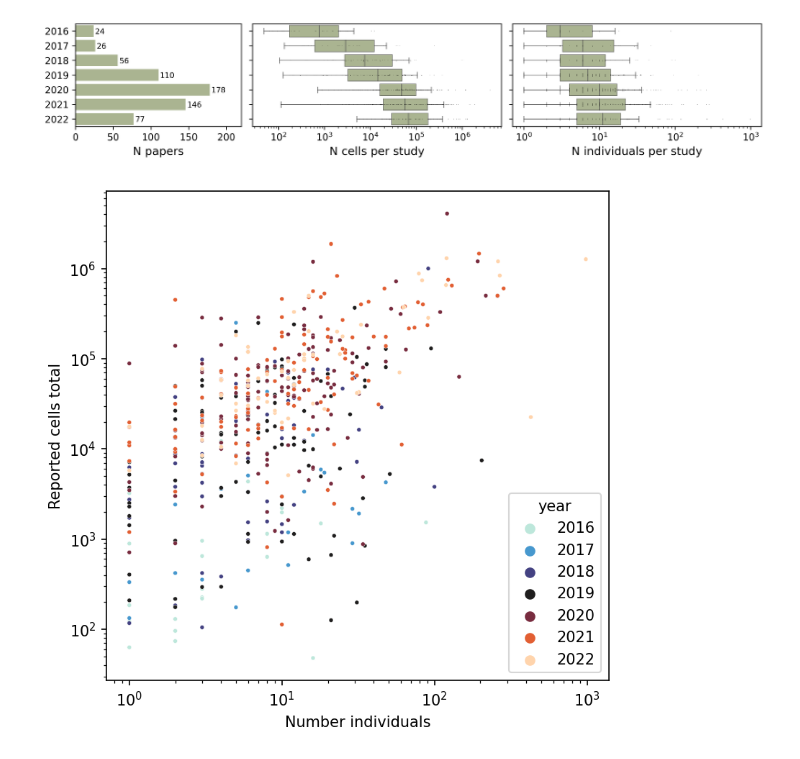
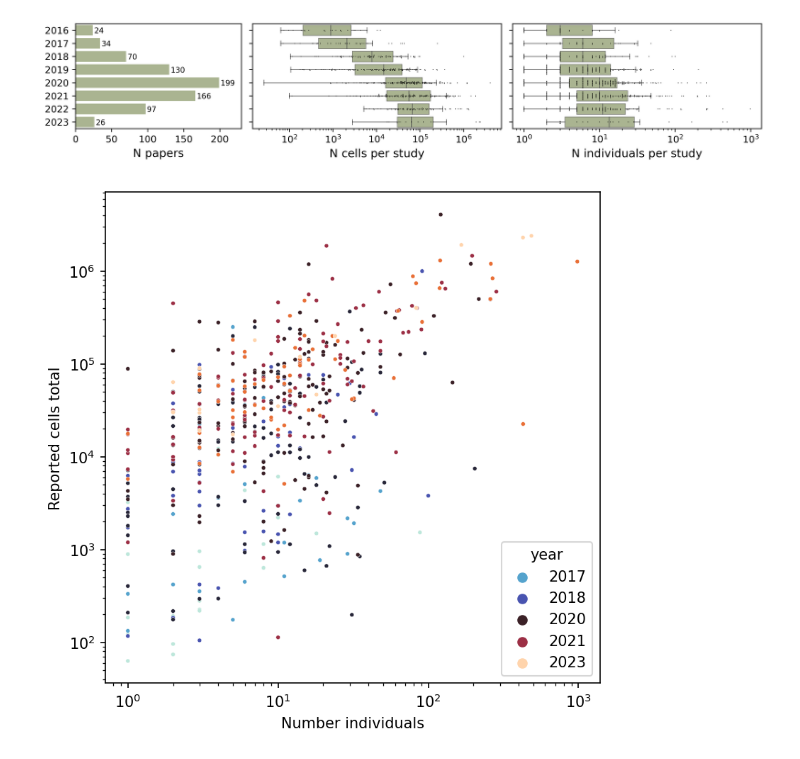
Before and after one commit to lueckenlab/single-cell-papers-trends, a Jupyter notebook: donors_per_study_plot/02_analysis.ipynb, the cells around one changed output. Drawn from its saved outputs; the diff is of its cells as text; code cells hidden in the pictures.

Commit message:
Update plot with 2023 information

```diff
--- a/donors_per_study_plot/02_analysis.ipynb
+++ b/donors_per_study_plot/02_analysis.ipynb
@@ -13,6 +21,6 @@ np.random.seed(SEED)
 # %%
 # Table also can be found here: https://docs.google.com/spreadsheets/d/1VOAnyBxzia71Gcv_MgTcDT4W06Wl2_4N/edit#gid=996240860
-DATA_PATH = "data/2023_02_21_Copy of Single cell studies database_final.csv"
+DATA_PATH = "data/2024_04_12_Single cell studies database.csv"
 # DATA_PATH = "http://www.nxn.se/single-cell-studies/data.tsv"
 # %%
 df = pd.read_csv(DATA_PATH, index_col=0)
@@ -36,8 +45,7 @@ is_included = (df["Tissue"] != "Culture") & \
               (df["Tissue"] != "Cullture") & \
               (df["Tissue"] != "Organoid") & \
               (df["Tissue"] != "Xenodraft") & \
-              (df["Organism"].str.contains("Human")) & \
-              (df["excluded"].isna())
+              (df["Organism"].str.contains("Human"))
 
 print("Before exclusion:", df.shape)
 df = df.loc[is_included, :]
@@ -127,13 +108,7 @@ def remove_comma_from_number(s):
 
     return s
 # %%
-accessibility_types = {
-    1.: "Easily accessible",
-    2.: "Accessible",
-    3.: "Minimally accessible"
-}
-
-dates = df["Publication date"].apply(get_date).values
+dates = df["Date"].astype(str).apply(get_date).values
 df["date"] = [f"{year}-{month}-{day}" for year, month, day in dates]
 
 df["year"] = [date[0] for date in dates]
@@ -150,9 +125,7 @@ df["Reported cells total"] = df["Reported cells total"].apply(remove_comma_from_
 df["Reported cells total"] = df["Reported cells total"].astype(float)
 df["cells_per_donor"] = df["Reported cells total"] / df["Number individuals"]
 
-df["tissue_accessibility"] = df["tissue_accessibility"].map(accessibility_types)
-
-df = df.loc[df["year"] < 2023]  # The data for 2023 is not complete yet
+df = df.loc[df["year"] < 2024]  # The data for 2023 is not complete yet
 # %% [output]
 A value is trying to be set on a copy of a slice from a DataFrame.
 Try using .loc[row_indexer,col_indexer] = value instead
@@ -637,11 +228,11 @@ boxplot_params = dict(
 swarmplot_params = dict(
     orient="h",
     color="black",
-    size=0.42,
+    size=0.8,
     legend=None
 )
 
-tissues_df = df.copy()
+tissues_df = df.copy().reset_index()
 tissues_df = tissues_df.loc[tissues_df["year"] > 2015]
 
 fig, axes = plt.subplots(figsize=(13, 2), dpi=300, ncols=3, sharey=True,
@@ -692,42 +283,42 @@ sns.boxplot(
     **boxplot_params
 )
 
 # Plot points as circles over boxplots (where boxes are plotted)
 sns.swarmplot(
     data=tissues_df,
     y="year",
     x="Reported cells total",
     ax=axes[N_CELLS_IDX],
     **swarmplot_params
 )
 
 axes[N_PAPERS_IDX].set_xlabel("N papers", size=12)
 axes[N_INDS_IDX].set_xlabel("N individuals per study", size=12)
 axes[N_CELLS_IDX].set_xlabel("N cells per study", size=12)
 
 # axes[N_PAPERS_IDX].set_xlabel("Year", size=20)
 axes[N_CELLS_IDX].set_ylabel("")
 axes[N_INDS_IDX].set_ylabel("")
 axes[N_PAPERS_IDX].set_ylabel("")
 
 # axes[N_INDS_IDX].set_xlim(0, n_inds_plot_lim)
 axes[N_INDS_IDX].set_xscale("log")
-axes[N_PAPERS_IDX].set_xlim(0, 220)
+axes[N_PAPERS_IDX].set_xlim(0, 230)
 axes[N_PAPERS_IDX].set_ylabel("")
 axes[N_CELLS_IDX].set_xscale("log")
 
 axes[N_CELLS_IDX].tick_params(axis="both", which="major", labelsize=10)
 axes[N_INDS_IDX].tick_params(axis="both", which="major", labelsize=10)
 axes[N_PAPERS_IDX].tick_params(axis="both", which="major", labelsize=10)
 # %% [output]
-[figure, old version]
+[figure, new version]
 # %%
 plt.figure(figsize=(6, 6), dpi=150)
 sns.scatterplot(tissues_df, x="Number individuals", y="Reported cells total", hue="year", palette="icefire", s=8)
 plt.xscale("log")
 plt.yscale("log")
 # %% [output]
-[figure, old version]
+[figure, new version]
 # %%
 plt.figure(figsize=(6, 6), dpi=150)
 sns.kdeplot(tissues_df, x="Number individuals", y="Reported cells total", hue="year", palette="icefire",
```
Also changed, not shown: parts of 25 cells of this notebook, 1 other file.
